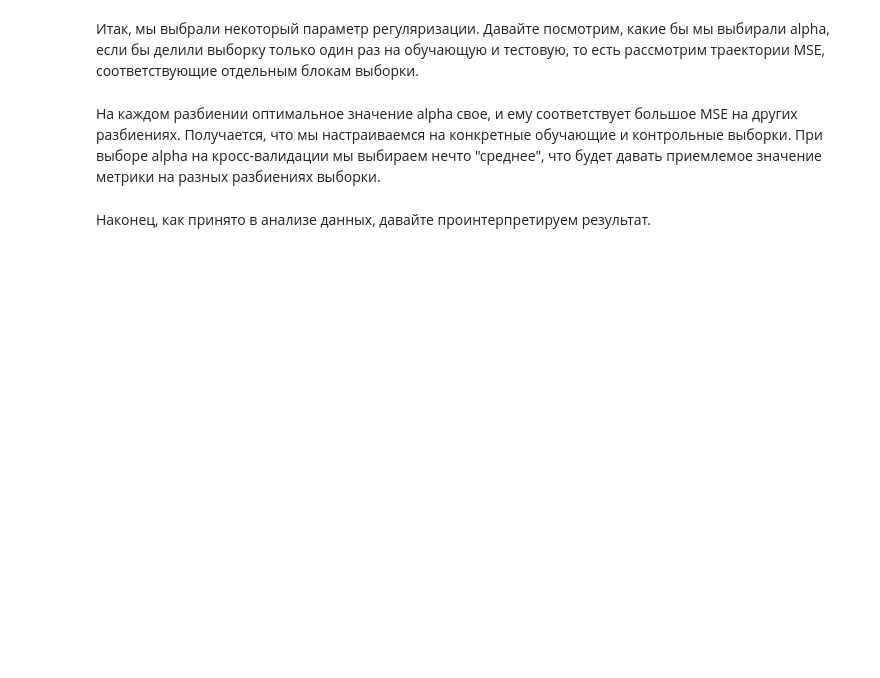
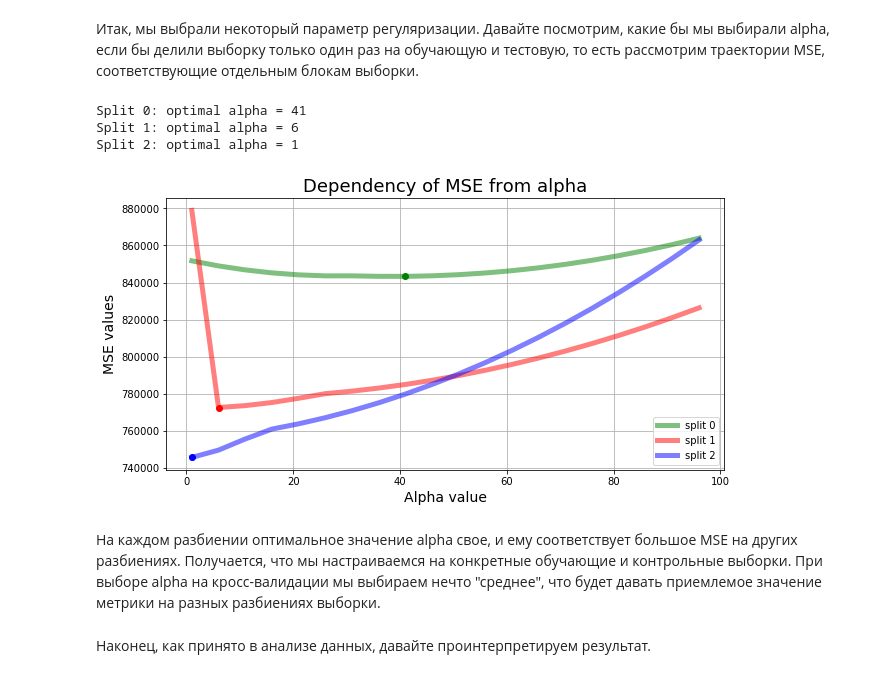
Before and after one commit to ZakharovAleksey/Study, a Jupyter notebook: Machine Learning/Yandex_specialization/1_Labeling_data_training/t3_linear_model.ipynb, the cells around one changed output. Drawn from its saved outputs; the diff is of its cells as text; code cells hidden in the pictures; blank space fills up the shorter version.

```diff
--- a/Machine Learning/Yandex_specialization/1_Labeling_data_training/t3_linear_model.ipynb
+++ b/Machine Learning/Yandex_specialization/1_Labeling_data_training/t3_linear_model.ipynb
@@ -211,0 +344,11 @@ plt.title("Ridge")
+# %%
+cols = [ 'windspeed(mph)', 'windspeed(ms)']
+ids = [ np.where(df.columns.values == cur_col)[0][0] for cur_col in cols]
+
+for ID in ids:
+    if np.sum(np.abs(coefs_lasso[:, ID]) < 1e-3) == coefs_lasso.shape[0]:
+        print('Lasso delete {} feature'.format(df.columns.values[ID]))
+
+for ID in ids:
+    if np.sum(np.abs(coefs_ridge[:, ID]) < 1e-3) == coefs_lasso.shape[0]:
+        print('Ridge delete {} feature'.format(df.columns.values[ID]))
@@ -250,3 +434,37 @@ alphas = np.arange(1, 100, 5)
+# %%
+# Код 3.3 (1 балл)
+# Выведите значения alpha, соответствующие минимумам MSE на каждом разбиении (то есть по столбцам).
+# На трех отдельных графиках визуализируйте столбцы .mse_path_
+
+fig, ax = plt.subplots(figsize=(10, 5))
+colors = ['green', 'red', 'blue']
+labels = ['split {0}'.format(i) for i in range(clf.mse_path_.shape[1])]
+
+
+
+for ID in range(clf.mse_path_.shape[1]):
+    print('Split {0}: optimal alpha = {1}'.format(ID, clf.alphas_[np.argmin(clf.mse_path_[:, ID])]))
+    ax.plot(clf.alphas_, clf.mse_path_[:, ID], lw=5, color=colors[ID], alpha=0.5, label=labels[ID])
+    ax.plot(
+        [clf.alphas_[np.argmin(clf.mse_path_[:, ID])]],
+        [np.min(clf.mse_path_[:, ID])],
+        'o', color=colors[ID]
+    )
+
+ax.grid(True)
+ax.set_xlabel('Alpha value', fontsize=14)
+ax.set_ylabel('MSE values', fontsize=14)
+ax.set_title('Dependency of MSE from alpha', fontsize=18)
+
+handles, labels = ax.get_legend_handles_labels()
+ax.legend(handles, labels)
+
+plt.show()
+# %% [output]
+Split 0: optimal alpha = 41
+Split 1: optimal alpha = 6
+Split 2: optimal alpha = 1
+[figure, added]
 # %% [markdown]
 На каждом разбиении оптимальное значение alpha свое, и ему соответствует большое MSE на других разбиениях. Получается, что мы настраиваемся на конкретные обучающие и контрольные выборки. При выборе alpha на кросс-валидации мы выбираем нечто "среднее", что будет давать приемлемое значение метрики на разных разбиениях выборки.
 # %% [markdown]
```
Also changed, not shown: parts of 32 cells of this notebook.
